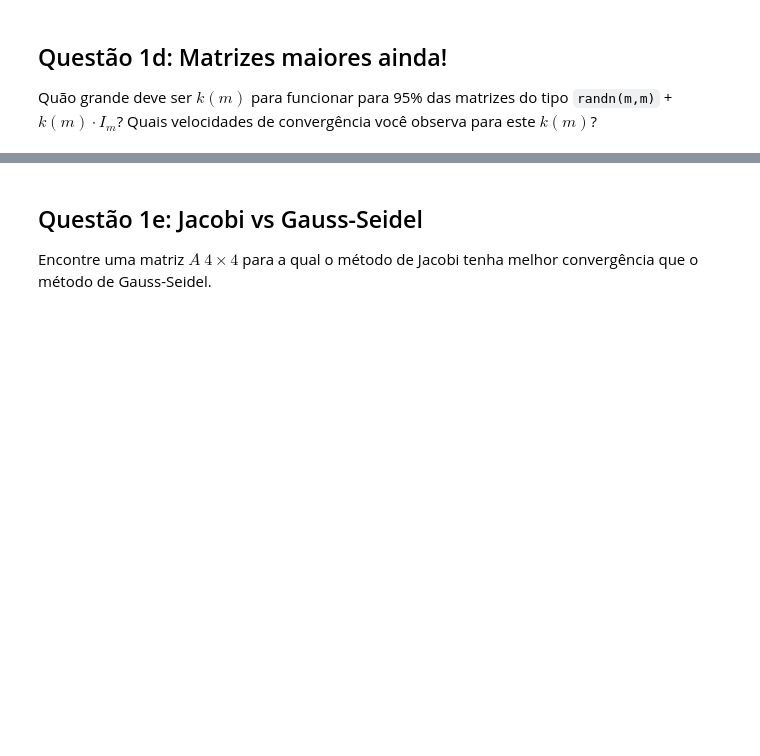
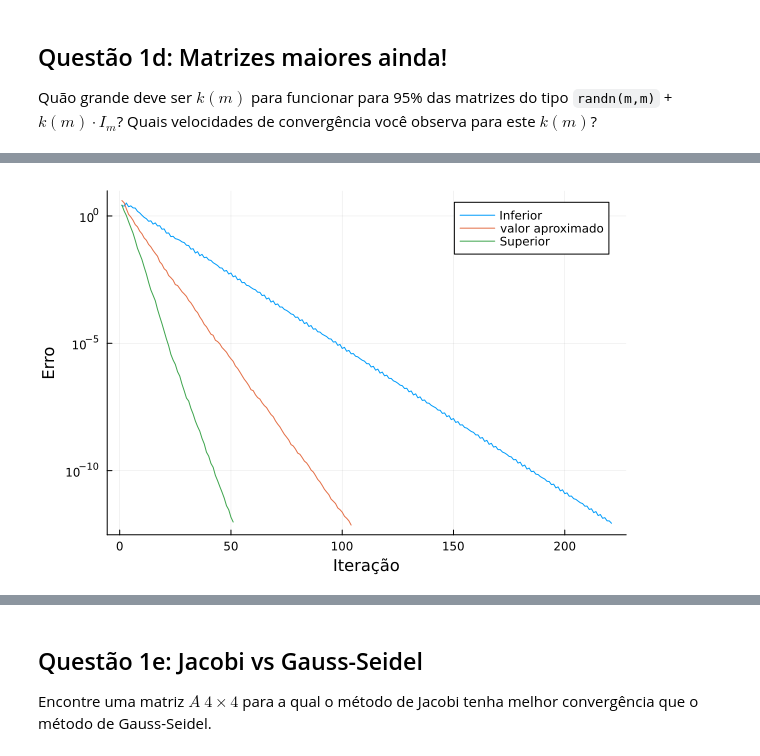
Before and after one commit to FGVTrabalhos/Jacobi, a Jupyter notebook: Projeto2.ipynb, the cells around one changed output, grey strips where cells are left out. Cells and saved outputs as stored; diff of their text form; code cells hidden in the pictures; blank space fills up the shorter version.

```diff
--- a/Projeto2.ipynb
+++ b/Projeto2.ipynb
@@ -97,13 +110,21 @@ function GaussSiedel(A::Matrix, v::Vector, eps)
     m, n = size(A)
     erros = Float64[]
 
-    for _ in 1:1000
+    while true
         for i in 1:m
             novo_chute_gs!(A, v, chute, i)
         end
         push!(erros, norma(A * chute - v))
+
         if erros[end] < eps
             return chute, erros
+        end
+
+        if length(erros) > 3000
+            return nothing, erros
+        end
+        if length(erros) > 1000 && sum(erros[end-200:end-100]) < sum(erros[end-100:end])
+            return nothing, erros
         end
     end
     return chute, erros
@@ -306,0 +382,4 @@ nothing
+# %%
+plotar_velocidade(GaussSiedel, 6)
+# %% [output]
+[figure, added]
```
Also changed, not shown: parts of 37 cells of this notebook.
